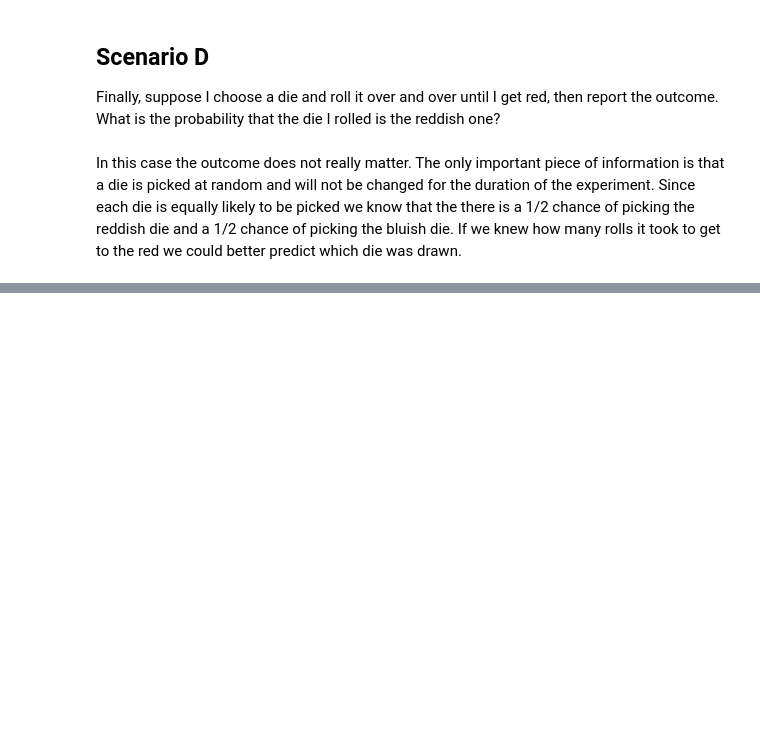
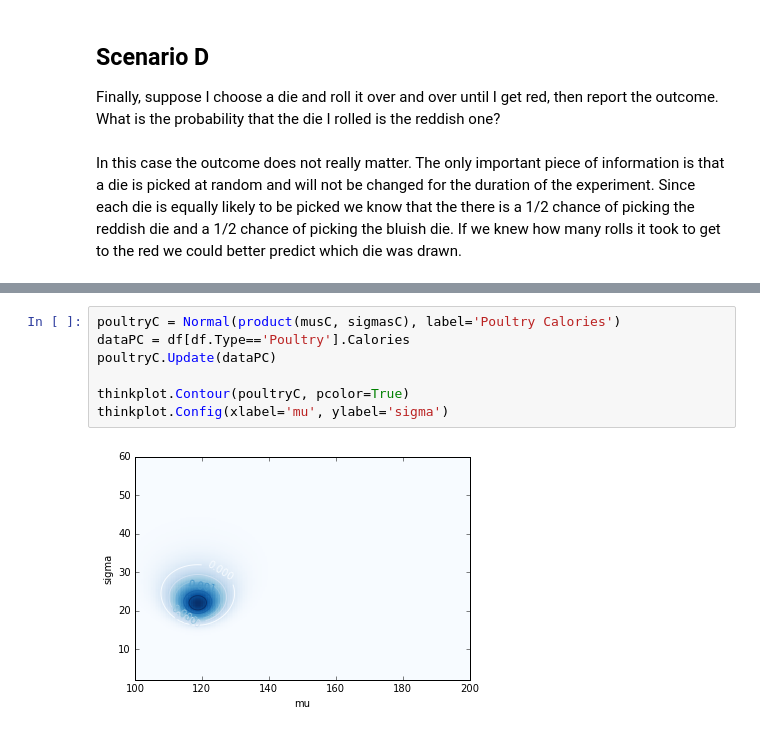
Before and after one commit to mafaldaborges/ThinkBayes2, a Jupyter notebook: code/report03.ipynb, the cells around one changed output, grey strips where cells are left out. Cells and saved outputs as stored; diff of their text form; blank space fills up the shorter version.

```diff
--- a/code/report03.ipynb
+++ b/code/report03.ipynb
@@ -260,0 +457,9 @@ Part 2: Suppose I see a bus go by, but I don't see the destination, and 3 minute
+# %%
+poultryC = Normal(product(musC, sigmasC), label='Poultry Calories')
+dataPC = df[df.Type=='Poultry'].Calories
+poultryC.Update(dataPC)
+
+thinkplot.Contour(poultryC, pcolor=True)
+thinkplot.Config(xlabel='mu', ylabel='sigma')
+# %% [output]
+[figure, added]
```
Also changed, not shown: parts of 70 cells of this notebook, 4 other files.
